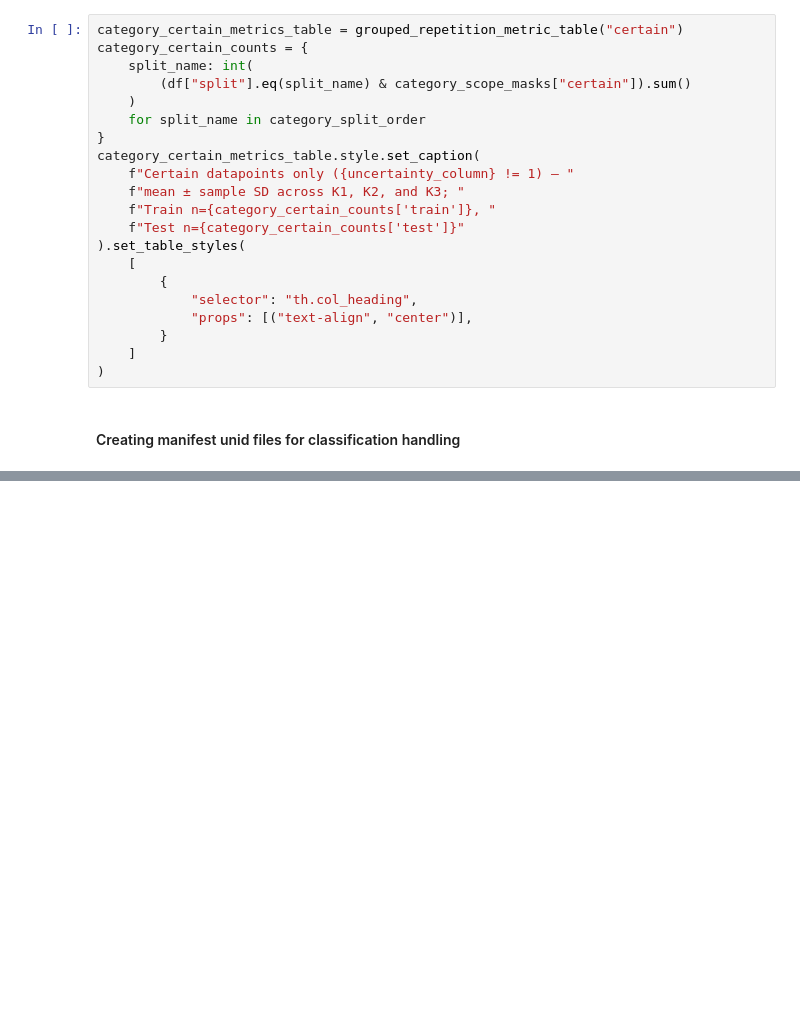
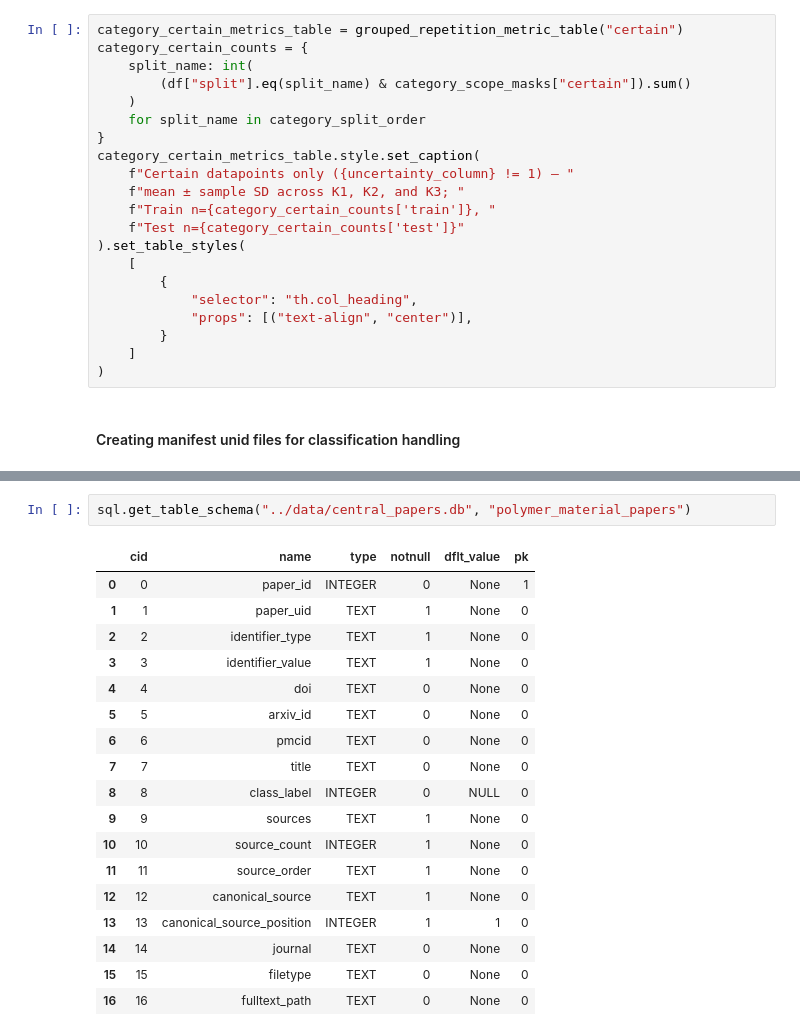
Before and after one commit to kevingeo11/synth_extract, a Jupyter notebook: notebooks/classification_analysis.ipynb, the cells around one changed output, grey strips where cells are left out. Cells and saved outputs as stored; diff of their text form; blank space fills up the shorter version.

```diff
--- a/notebooks/classification_analysis.ipynb
+++ b/notebooks/classification_analysis.ipynb
@@ -510,0 +1117,21 @@ Maximum UIDs per file: 10,000
+# %%
+sql.get_table_schema("../data/central_papers.db", "polymer_material_papers")
+# %% [output]
+|  | cid | name | type | notnull | dflt_value | pk |
+| 0 | 0 | paper_id | INTEGER | 0 | None | 1 |
+| 1 | 1 | paper_uid | TEXT | 1 | None | 0 |
+| 2 | 2 | identifier_type | TEXT | 1 | None | 0 |
+| 3 | 3 | identifier_value | TEXT | 1 | None | 0 |
+| 4 | 4 | doi | TEXT | 0 | None | 0 |
+| 5 | 5 | arxiv_id | TEXT | 0 | None | 0 |
+| 6 | 6 | pmcid | TEXT | 0 | None | 0 |
+| 7 | 7 | title | TEXT | 0 | None | 0 |
+| 8 | 8 | class_label | INTEGER | 0 | NULL | 0 |
+| 9 | 9 | sources | TEXT | 1 | None | 0 |
+| 10 | 10 | source_count | INTEGER | 1 | None | 0 |
+| 11 | 11 | source_order | TEXT | 1 | None | 0 |
+| 12 | 12 | canonical_source | TEXT | 1 | None | 0 |
+| 13 | 13 | canonical_source_position | INTEGER | 1 | 1 | 0 |
+| 14 | 14 | journal | TEXT | 0 | None | 0 |
+| 15 | 15 | filetype | TEXT | 0 | None | 0 |
+| 16 | 16 | fulltext_path | TEXT | 0 | None | 0 |
```
Also changed, not shown: parts of 14 cells of this notebook, 11 other files.
